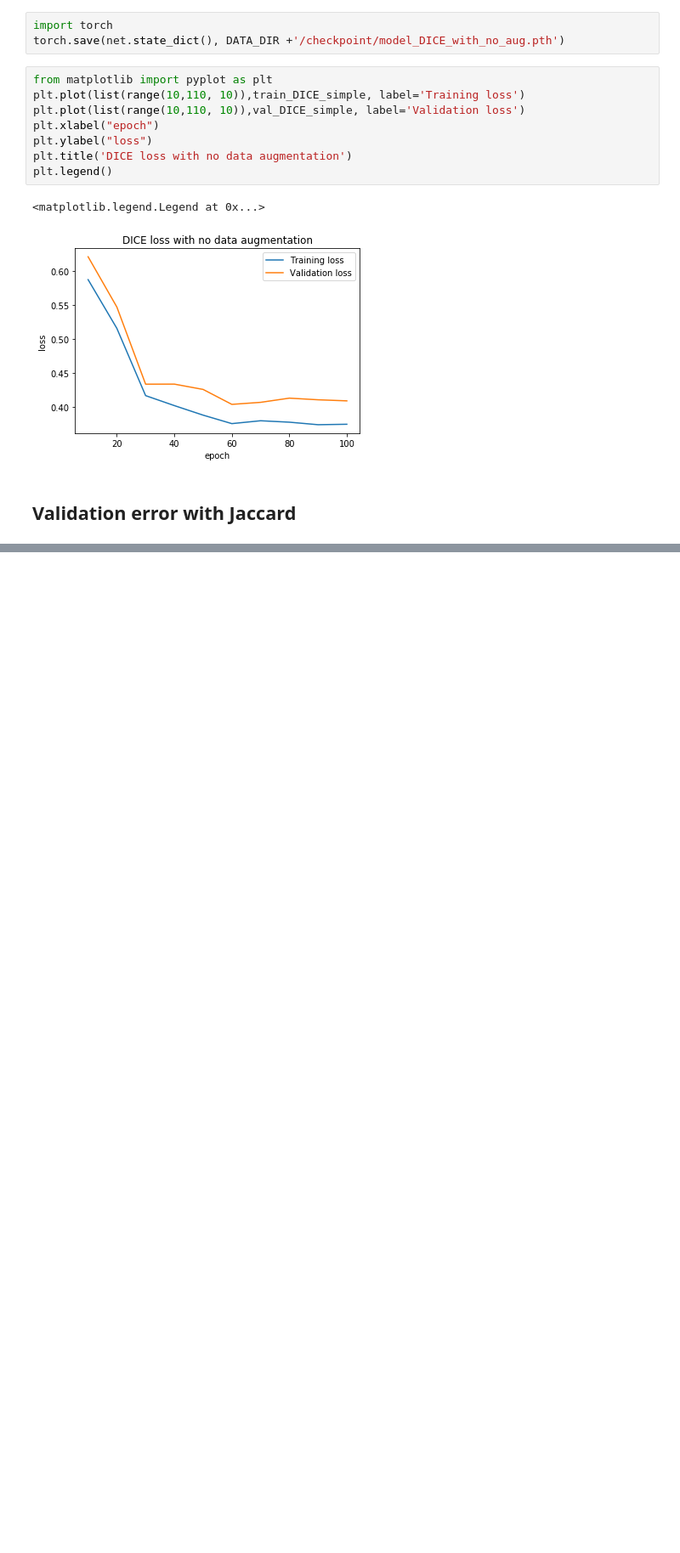
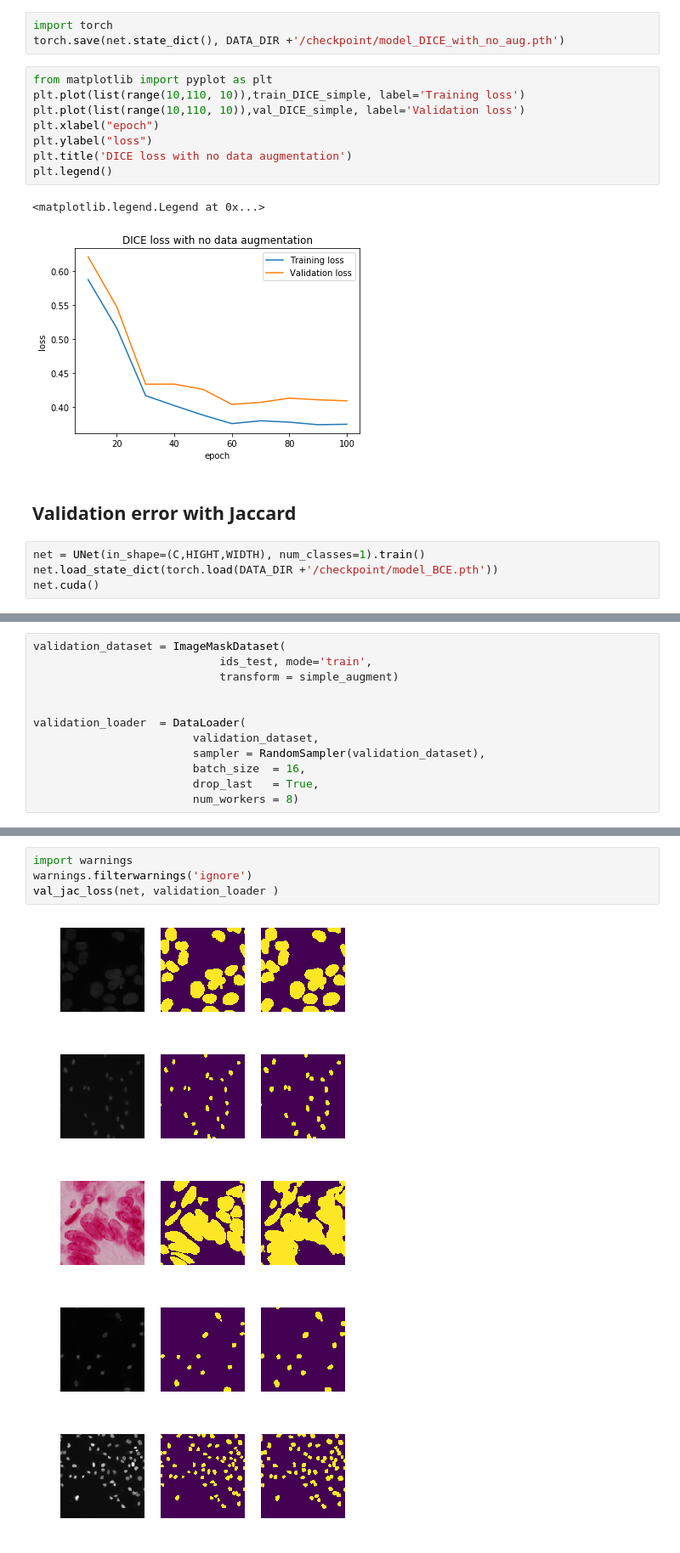
Before and after one commit to zpolina/CPSC540_course_project, a Jupyter notebook: DataScienceBowlUNet.ipynb, the cells around one changed output, grey strips where cells are left out. Shown at 85% size. Drawn from its saved outputs; the diff is of its cells as text; blank space fills up the shorter version.

```diff
--- a/DataScienceBowlUNet.ipynb
+++ b/DataScienceBowlUNet.ipynb
@@ -679,3 +679,7 @@ plt.legend()
 [figure]
 # %% [markdown]
 ## Validation error with Jaccard
+# %%
+net = UNet(in_shape=(C,HIGHT,WIDTH), num_classes=1).train()
+net.load_state_dict(torch.load(DATA_DIR +'/checkpoint/model_BCE.pth'))
+net.cuda()
@@ -682,3 +704,15 @@ plt.legend()
+# %%
+validation_dataset = ImageMaskDataset(
+                            ids_test, mode='train',
+                            transform = simple_augment)
+
+
+validation_loader  = DataLoader(
+                        validation_dataset,
+                        sampler = RandomSampler(validation_dataset),
+                        batch_size  = 16,
+                        drop_last   = True,
+                        num_workers = 8)
 # %%
 def jaccard(x,y):
     x = np.asarray(x, np.bool)
@@ -727,0 +764,10 @@ images = tensors.data.cpu().numpy()
+# %%
+import warnings
+warnings.filterwarnings('ignore')
+val_jac_loss(net, validation_loader )
+# %% [output]
+[figure, added]
+[figure, added]
+[figure, added]
+[figure, added]
+[figure, added]
```
Also changed, not shown: parts of 7 cells of this notebook, 1 other file.
